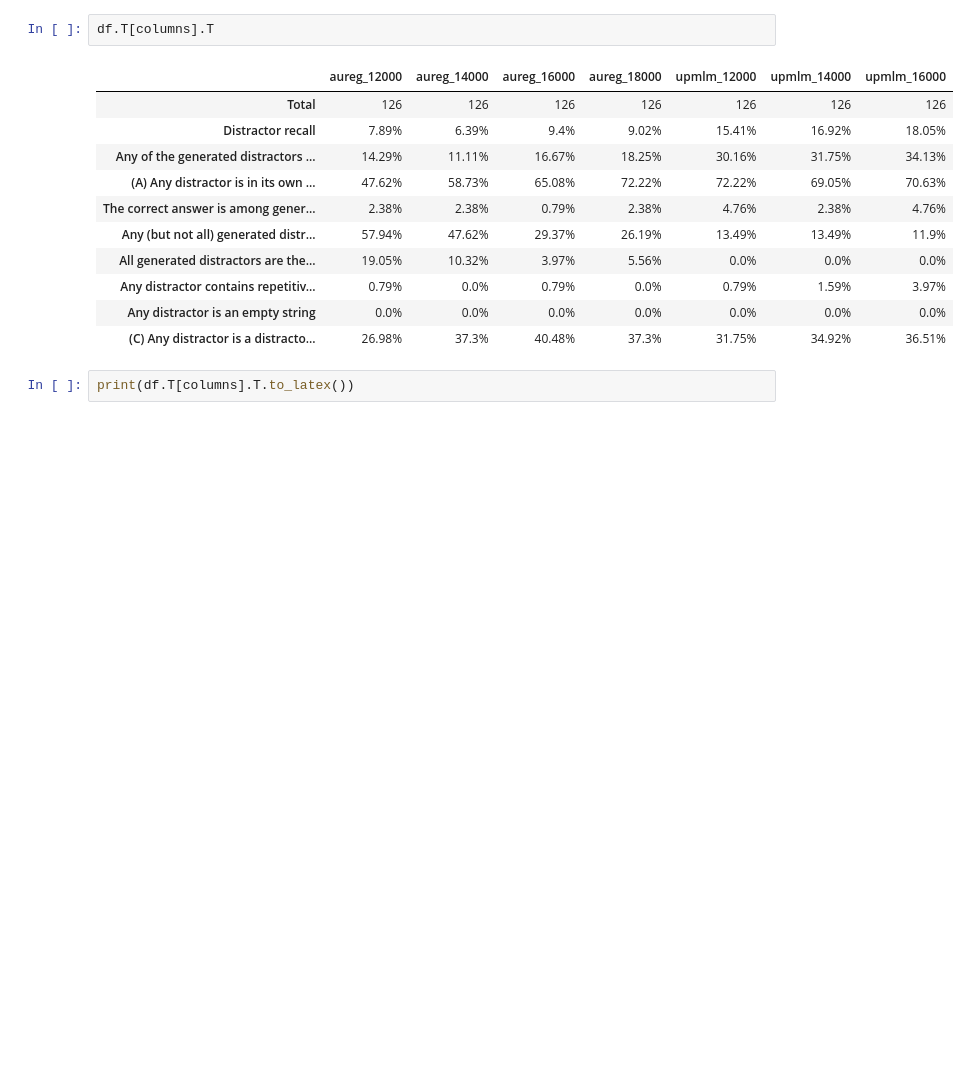
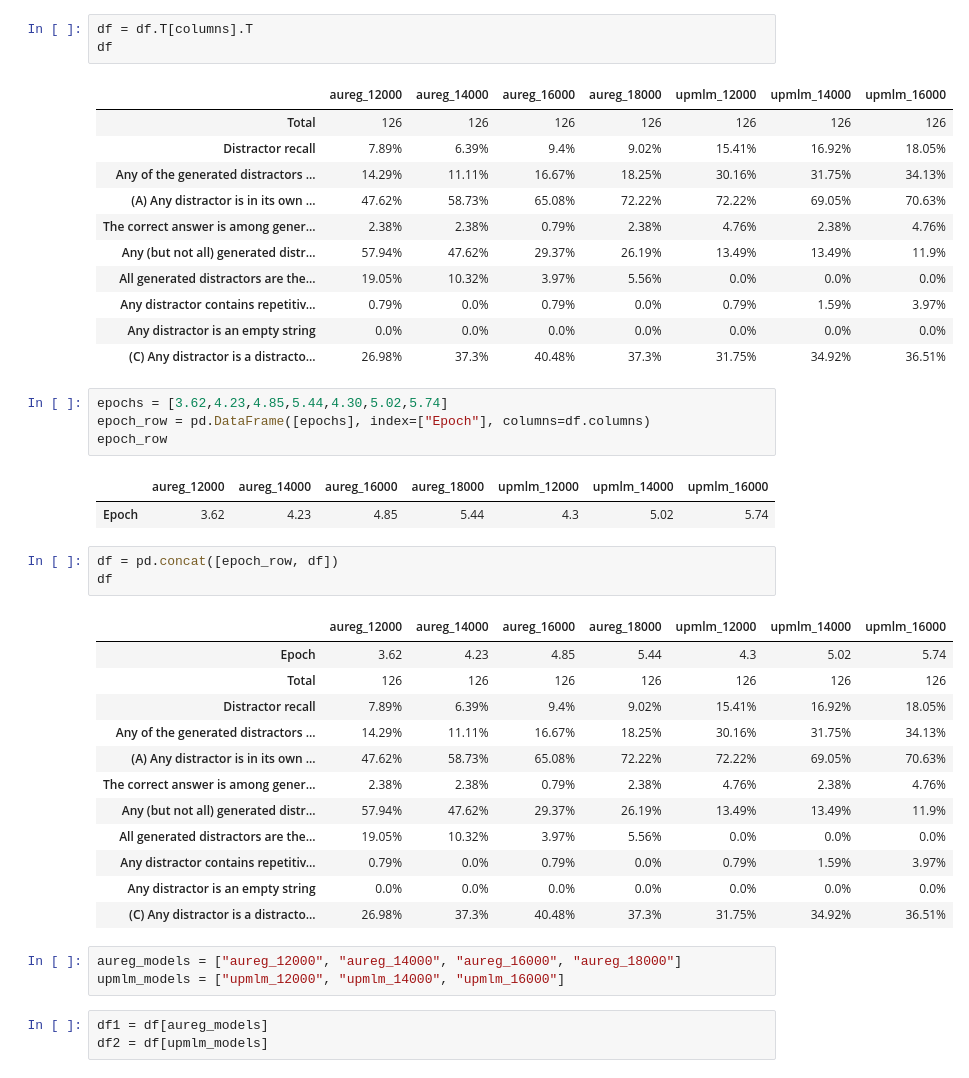
Before and after one commit to santroma1/SweQUAD-MC, a Jupyter notebook: models/inlg2021/bert_based/results/joiner.ipynb, the cells around one changed output. Cells and saved outputs as stored; diff of their text form; blank space fills up the shorter version.

```diff
--- a/models/inlg2021/bert_based/results/joiner.ipynb
+++ b/models/inlg2021/bert_based/results/joiner.ipynb
@@ -57,7 +57,8 @@ columns = ["Total",
            "Any distractor is an empty string",
            "(C) Any distractor is a distractor from training data"]
 # %%
-df.T[columns].T
+df = df.T[columns].T
+df
 # %% [output]
 |  | aureg_12000 | aureg_14000 | aureg_16000 | aureg_18000 | upmlm_12000 | upmlm_14000 | upmlm_16000 |
 | Total | 126 | 126 | 126 | 126 | 126 | 126 | 126 |
@@ -70,5 +71,32 @@ df.T[columns].T
 | Any distractor contains repetitiv... | 0.79% | 0.0% | 0.79% | 0.0% | 0.79% | 1.59% | 3.97% |
 | Any distractor is an empty string | 0.0% | 0.0% | 0.0% | 0.0% | 0.0% | 0.0% | 0.0% |
 | (C) Any distractor is a distracto... | 26.98% | 37.3% | 40.48% | 37.3% | 31.75% | 34.92% | 36.51% |
-# %%
-print(df.T[columns].T.to_latex())
+# %%
+epochs = [3.62,4.23,4.85,5.44,4.30,5.02,5.74]
+epoch_row = pd.DataFrame([epochs], index=["Epoch"], columns=df.columns)
+epoch_row
+# %% [output]
+|  | aureg_12000 | aureg_14000 | aureg_16000 | aureg_18000 | upmlm_12000 | upmlm_14000 | upmlm_16000 |
+| Epoch | 3.62 | 4.23 | 4.85 | 5.44 | 4.3 | 5.02 | 5.74 |
+# %%
+df = pd.concat([epoch_row, df])
+df
+# %% [output]
+|  | aureg_12000 | aureg_14000 | aureg_16000 | aureg_18000 | upmlm_12000 | upmlm_14000 | upmlm_16000 |
+| Epoch | 3.62 | 4.23 | 4.85 | 5.44 | 4.3 | 5.02 | 5.74 |
+| Total | 126 | 126 | 126 | 126 | 126 | 126 | 126 |
+| Distractor recall | 7.89% | 6.39% | 9.4% | 9.02% | 15.41% | 16.92% | 18.05% |
+| Any of the generated distractors ... | 14.29% | 11.11% | 16.67% | 18.25% | 30.16% | 31.75% | 34.13% |
+| (A) Any distractor is in its own ... | 47.62% | 58.73% | 65.08% | 72.22% | 72.22% | 69.05% | 70.63% |
+| The correct answer is among gener... | 2.38% | 2.38% | 0.79% | 2.38% | 4.76% | 2.38% | 4.76% |
+| Any (but not all) generated distr... | 57.94% | 47.62% | 29.37% | 26.19% | 13.49% | 13.49% | 11.9% |
+| All generated distractors are the... | 19.05% | 10.32% | 3.97% | 5.56% | 0.0% | 0.0% | 0.0% |
+| Any distractor contains repetitiv... | 0.79% | 0.0% | 0.79% | 0.0% | 0.79% | 1.59% | 3.97% |
+| Any distractor is an empty string | 0.0% | 0.0% | 0.0% | 0.0% | 0.0% | 0.0% | 0.0% |
+| (C) Any distractor is a distracto... | 26.98% | 37.3% | 40.48% | 37.3% | 31.75% | 34.92% | 36.51% |
+# %%
+aureg_models = ["aureg_12000", "aureg_14000", "aureg_16000", "aureg_18000"]
+upmlm_models = ["upmlm_12000", "upmlm_14000", "upmlm_16000"]
+# %%
+df1 = df[aureg_models]
+df2 = df[upmlm_models]
```
Also changed, not shown: parts of 2 cells of this notebook.
